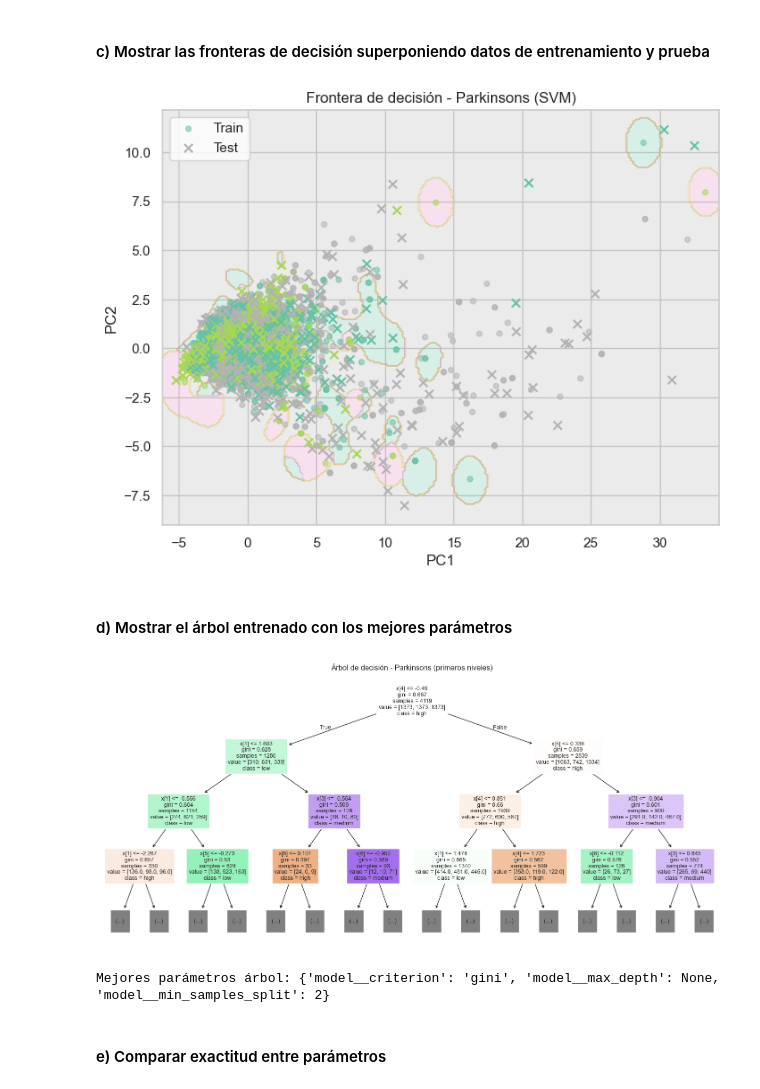
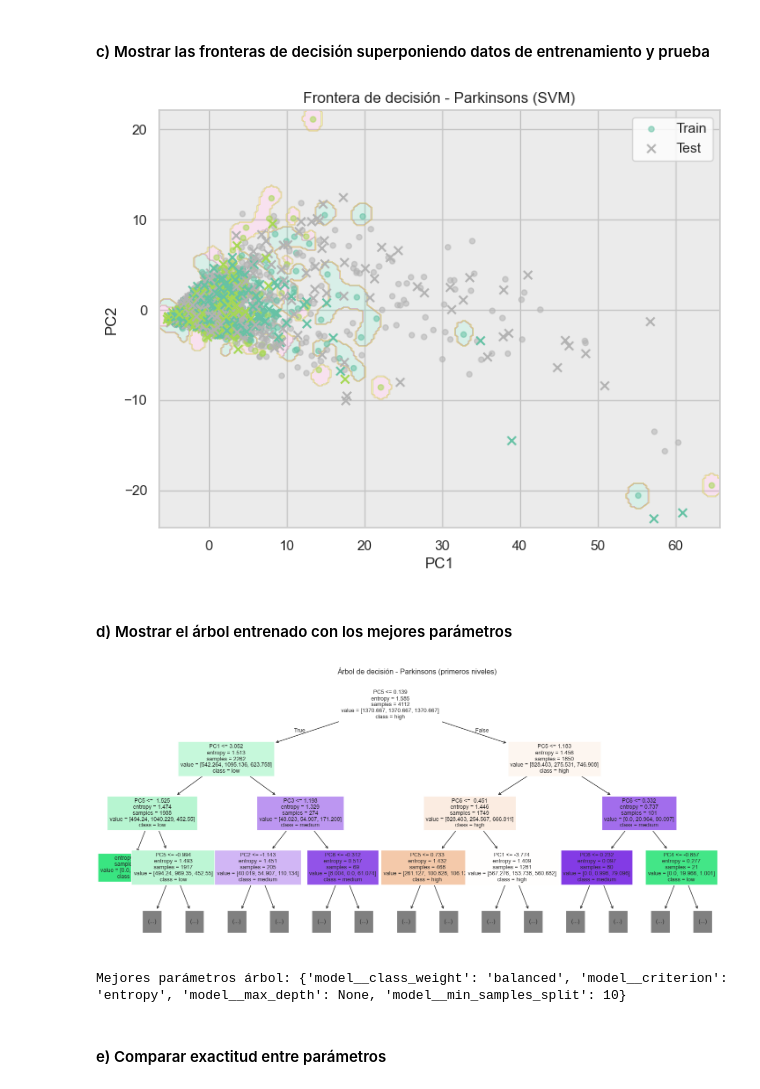
Before and after one commit to nodracPM/Pattern-Recognition, a Jupyter notebook: Lab/P4/notebook.ipynb, the cells around one changed output. Cells and saved outputs as stored; diff of their text form; code cells hidden in the pictures.

```diff
--- a/Lab/P4/notebook.ipynb
+++ b/Lab/P4/notebook.ipynb
@@ -588,19 +708,23 @@ Función run_grid_searches lista.
 #### a) Desarrollar un esquema de funciones (pipelines ) que integren el pre-procesamiento y el clasificador.
 # %%
 # Pipelines de preprocesamiento y clasificación: Parkinsons
+# El paso sampler queda como passthrough cuando SMOTE no es necesario.
 parkinsons_pipelines = {
     'KNN': Pipeline([
-        ('scaler', StandardScaler()),
+        ('scaler', RobustScaler()),
+        ('sampler', parkinsons_sampler),
         ('pca', PCA(n_components=parkinsons_n_components_95, random_state=RANDOM_STATE)),
         ('model', KNeighborsClassifier())
     ]),
     'Decision Tree': Pipeline([
-        ('scaler', StandardScaler()),
+        ('scaler', RobustScaler()),
+        ('sampler', parkinsons_sampler),
         ('pca', PCA(n_components=parkinsons_n_components_95, random_state=RANDOM_STATE)),
         ('model', DecisionTreeClassifier(random_state=RANDOM_STATE))
     ]),
     'SVM': Pipeline([
-        ('scaler', StandardScaler()),
+        ('scaler', RobustScaler()),
+        ('sampler', parkinsons_sampler),
         ('pca', PCA(n_components=parkinsons_n_components_95, random_state=RANDOM_STATE)),
         ('model', SVC(random_state=RANDOM_STATE))
     ])
@@ -714,9 +848,11 @@ parkinsons_knn_grid
 # %%
 # Hiperparámetros árbol de decisión: Parkinsons
+# Aunque las clases están casi balanceadas, se evalúa class_weight='balanced' como alternativa.
 parkinsons_tree_grid = {
     'model__max_depth': [3, 5, 7, None],
     'model__min_samples_split': [2, 5, 10],
-    'model__criterion': ['gini', 'entropy']
+    'model__criterion': ['gini', 'entropy'],
+    'model__class_weight': [None, 'balanced']
 }
 parkinsons_tree_grid
 # %% [output]
@@ -732,9 +870,11 @@ parkinsons_tree_grid
 # %%
 # Hiperparámetros SVM y grid completo: Parkinsons
+# Se incluye class_weight para confirmar con validación cruzada si conviene ponderar clases.
 parkinsons_svm_grid = {
     'model__kernel': ['linear', 'rbf'],
     'model__C': [0.1, 1, 10],
-    'model__gamma': ['scale', 'auto', 0.01, 0.1]
+    'model__gamma': ['scale', 'auto', 0.01, 0.1],
+    'model__class_weight': [None, 'balanced']
 }
 
 parkinsons_param_grids = {
@@ -980,9 +1126,10 @@ Más relevante por modelo:
 parkinsons_searches = run_grid_searches(
     parkinsons_pipelines,
     parkinsons_param_grids,
-    parkinsons_X_train_balanced,
-    parkinsons_y_train_balanced,
-    cv=3
+    parkinsons_X_train,
+    parkinsons_y_train,
+    cv=3,
+    scoring='f1_macro'
 )
 
 parkinsons_results, parkinsons_predictions = evaluate_searches(
@@ -1038,33 +1185,34 @@ weighted avg       0.78      0.77      0.77      1763
 # Fronteras de decisión con 2 componentes PCA: Parkinsons
 plot_decision_boundary_pca2(
     parkinsons_best_search,
-    parkinsons_X_train_balanced,
-    parkinsons_y_train_balanced,
+    parkinsons_X_train,
+    parkinsons_y_train,
     parkinsons_X_test,
     parkinsons_y_test,
     f'Frontera de decisión - Parkinsons ({parkinsons_best_model_name})'
 )
 # %% [output]
-[figure, old version]
+[figure, new version]
 # %% [markdown]
 #### d) Mostrar el árbol entrenado con los mejores parámetros
 # %%
 # Árbol entrenado con mejores parámetros: Parkinsons
 parkinsons_tree_best = parkinsons_searches['Decision Tree'].best_estimator_
 plt.figure(figsize=(18, 8))
 plot_tree(
     parkinsons_tree_best.named_steps['model'],
+    feature_names=[f'PC{i + 1}' for i in range(parkinsons_tree_best.named_steps['pca'].n_components_)],
     filled=True,
     class_names=parkinsons_tree_best.named_steps['model'].classes_,
     max_depth=3,
     fontsize=9
 )
 plt.title('Árbol de decisión - Parkinsons (primeros niveles)')
 plt.show()
 print('Mejores parámetros árbol:', parkinsons_searches['Decision Tree'].best_params_)
 # %% [output]
-[figure, old version]
+[figure, new version]
-Mejores parámetros árbol: {'model__criterion': 'gini', 'model__max_depth': None, 'model__min_samples_split': 2}
+Mejores parámetros árbol: {'model__class_weight': 'balanced', 'model__criterion': 'entropy', 'model__max_depth': None, 'model__min_samples_split': 10}
 # %% [markdown]
 #### e) Comparar exactitud entre parámetros
 # %%
```
Also changed, not shown: parts of 45 cells of this notebook, 8 other files.
